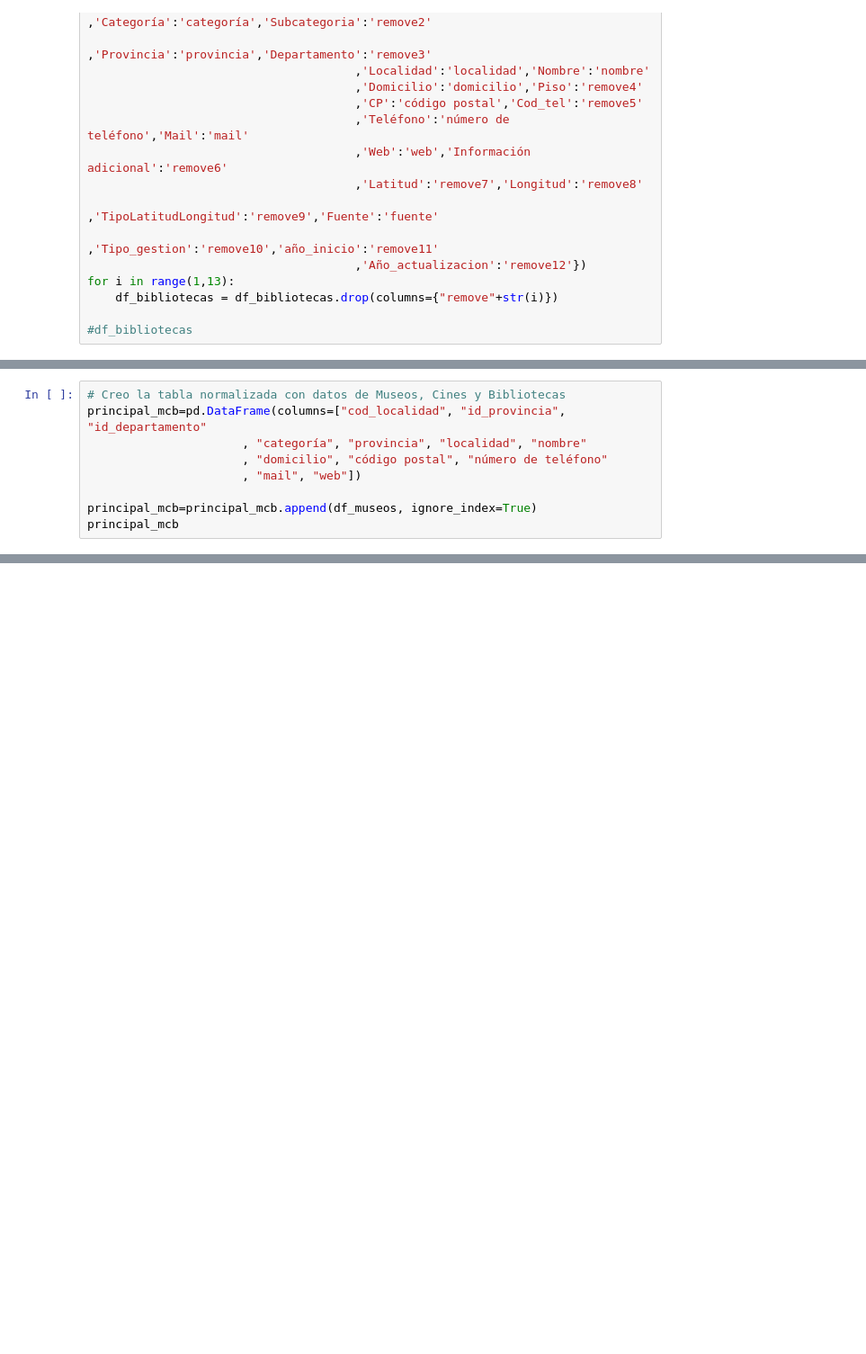
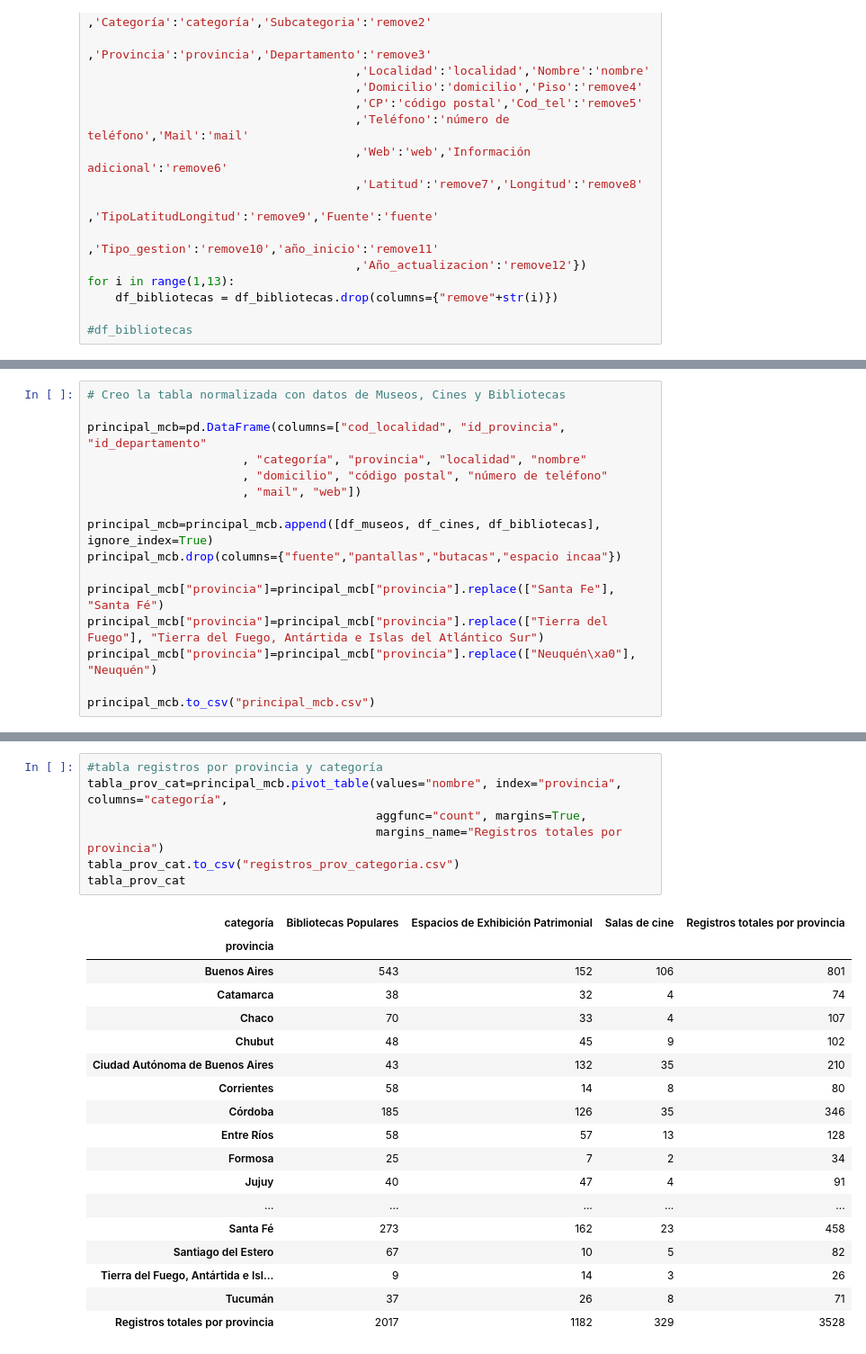
Before and after one commit to avalos-p/Alk_project, a Jupyter notebook: alk_project.ipynb, the cells around one changed output, grey strips where cells are left out. Shown: that part at 90% size. Drawn from its saved outputs; the diff is of its cells as text; blank space fills up the shorter version.

Commit message:
Creación de todas las tablas

```diff
--- a/alk_project.ipynb
+++ b/alk_project.ipynb
@@ -124,9 +112,16 @@ df_bibliotecas['provincia'].value_counts().unique()
 # %%
 # Creo la tabla normalizada con datos de Museos, Cines y Bibliotecas
+
 principal_mcb=pd.DataFrame(columns=["cod_localidad", "id_provincia", "id_departamento"
                       , "categoría", "provincia", "localidad", "nombre"
                       , "domicilio", "código postal", "número de teléfono"
                       , "mail", "web"])
 
-principal_mcb=principal_mcb.append(df_museos, ignore_index=True)
-principal_mcb
+principal_mcb=principal_mcb.append([df_museos, df_cines, df_bibliotecas], ignore_index=True)
+principal_mcb.drop(columns={"fuente","pantallas","butacas","espacio incaa"})
+
+principal_mcb["provincia"]=principal_mcb["provincia"].replace(["Santa Fe"], "Santa Fé")
+principal_mcb["provincia"]=principal_mcb["provincia"].replace(["Tierra del Fuego"], "Tierra del Fuego, Antártida e Islas del Atlántico Sur")
+principal_mcb["provincia"]=principal_mcb["provincia"].replace(["Neuquén\xa0"], "Neuquén")
+
+principal_mcb.to_csv("principal_mcb.csv")
@@ -146,0 +154,26 @@ principal_mcb
+# %%
+#tabla registros por provincia y categoría
+tabla_prov_cat=principal_mcb.pivot_table(values="nombre", index="provincia", columns="categoría",
+                                         aggfunc="count", margins=True,
+                                         margins_name="Registros totales por provincia")
+tabla_prov_cat.to_csv("registros_prov_categoria.csv")
+tabla_prov_cat
+# %% [output]
+| categoría | Bibliotecas Populares | Espacios de Exhibición Patrimonial | Salas de cine | Registros totales por provincia |
+| provincia |  |  |  |  |
+| Buenos Aires | 543 | 152 | 106 | 801 |
+| Catamarca | 38 | 32 | 4 | 74 |
+| Chaco | 70 | 33 | 4 | 107 |
+| Chubut | 48 | 45 | 9 | 102 |
+| Ciudad Autónoma de Buenos Aires | 43 | 132 | 35 | 210 |
+| Corrientes | 58 | 14 | 8 | 80 |
+| Córdoba | 185 | 126 | 35 | 346 |
+| Entre Ríos | 58 | 57 | 13 | 128 |
+| Formosa | 25 | 7 | 2 | 34 |
+| Jujuy | 40 | 47 | 4 | 91 |
+| ... | ... | ... | ... | ... |
+| Santa Fé | 273 | 162 | 23 | 458 |
+| Santiago del Estero | 67 | 10 | 5 | 82 |
+| Tierra del Fuego, Antártida e Isl... | 9 | 14 | 3 | 26 |
+| Tucumán | 37 | 26 | 8 | 71 |
+| Registros totales por provincia | 2017 | 1182 | 329 | 3528 |
```
Also changed, not shown: parts of 6 cells of this notebook, 10 other files.
